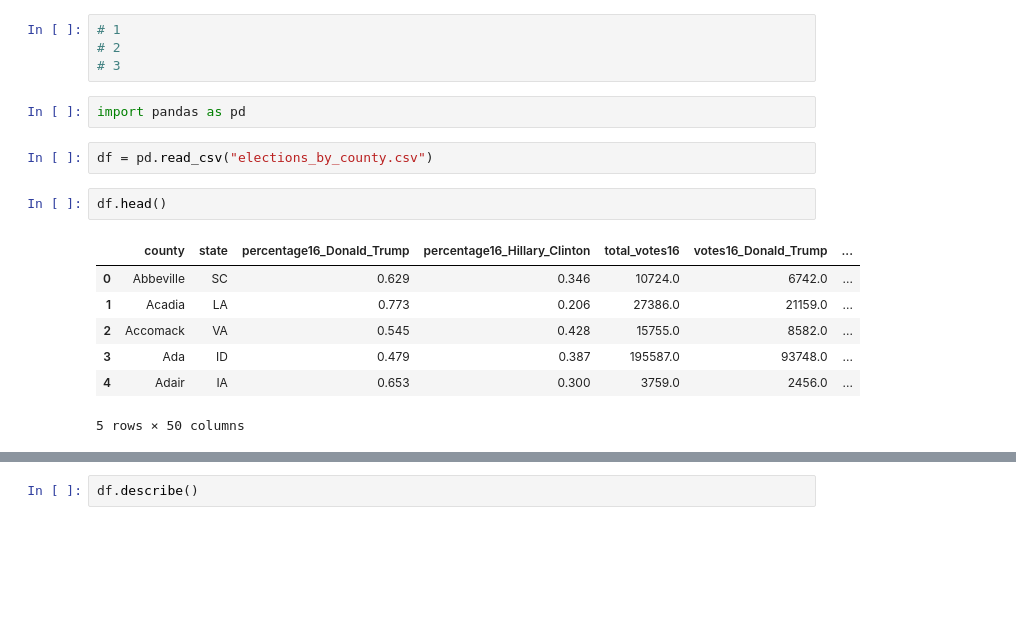
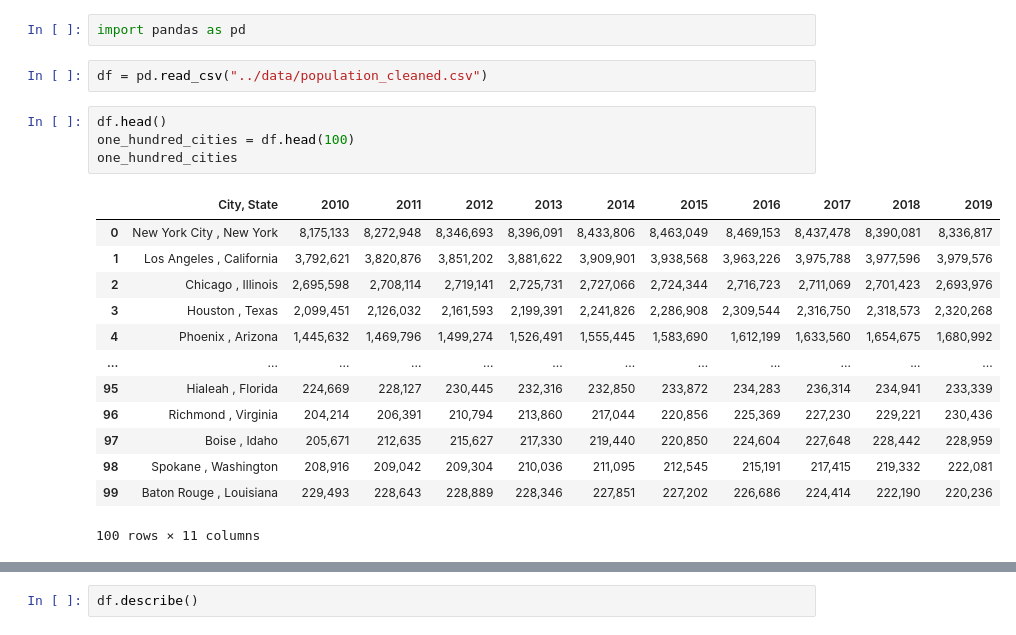
Before and after one commit to shadiaduery/bootcamp-group_project-3, a Jupyter notebook: Analysis/Data Analysis-checkpoint.ipynb, the cells around one changed output, grey strips where cells are left out. Cells and saved outputs as stored; diff of their text form; blank space fills up the shorter version.

```diff
--- a/Analysis/Data Analysis-checkpoint.ipynb
+++ b/Analysis/Data Analysis-checkpoint.ipynb
@@ -1,18 +1,22 @@
-# %%
-# 1
-# 2
-# 3
 # %%
 import pandas as pd
 # %%
-df = pd.read_csv("elections_by_county.csv")
+df = pd.read_csv("../data/population_cleaned.csv")
-# %%
-df.head()
-# %% [output]
-|  | county | state | percentage16_Donald_Trump | percentage16_Hillary_Clinton | total_votes16 | votes16_Donald_Trump | ... |
-| 0 | Abbeville | SC | 0.629 | 0.346 | 10724.0 | 6742.0 | ... |
-| 1 | Acadia | LA | 0.773 | 0.206 | 27386.0 | 21159.0 | ... |
-| 2 | Accomack | VA | 0.545 | 0.428 | 15755.0 | 8582.0 | ... |
-| 3 | Ada | ID | 0.479 | 0.387 | 195587.0 | 93748.0 | ... |
-| 4 | Adair | IA | 0.653 | 0.300 | 3759.0 | 2456.0 | ... |
-5 rows × 50 columns
+# %%
+df.head()
+one_hundred_cities = df.head(100)
+one_hundred_cities
+# %% [output]
+|  | City, State | 2010 | 2011 | 2012 | 2013 | 2014 | 2015 | 2016 | 2017 | 2018 | 2019 |
+| 0 | New York City , New York | 8,175,133 | 8,272,948 | 8,346,693 | 8,396,091 | 8,433,806 | 8,463,049 | 8,469,153 | 8,437,478 | 8,390,081 | 8,336,817 |
+| 1 | Los Angeles , California | 3,792,621 | 3,820,876 | 3,851,202 | 3,881,622 | 3,909,901 | 3,938,568 | 3,963,226 | 3,975,788 | 3,977,596 | 3,979,576 |
+| 2 | Chicago , Illinois | 2,695,598 | 2,708,114 | 2,719,141 | 2,725,731 | 2,727,066 | 2,724,344 | 2,716,723 | 2,711,069 | 2,701,423 | 2,693,976 |
+| 3 | Houston , Texas | 2,099,451 | 2,126,032 | 2,161,593 | 2,199,391 | 2,241,826 | 2,286,908 | 2,309,544 | 2,316,750 | 2,318,573 | 2,320,268 |
+| 4 | Phoenix , Arizona | 1,445,632 | 1,469,796 | 1,499,274 | 1,526,491 | 1,555,445 | 1,583,690 | 1,612,199 | 1,633,560 | 1,654,675 | 1,680,992 |
+| ... | ... | ... | ... | ... | ... | ... | ... | ... | ... | ... | ... |
+| 95 | Hialeah , Florida | 224,669 | 228,127 | 230,445 | 232,316 | 232,850 | 233,872 | 234,283 | 236,314 | 234,941 | 233,339 |
+| 96 | Richmond , Virginia | 204,214 | 206,391 | 210,794 | 213,860 | 217,044 | 220,856 | 225,369 | 227,230 | 229,221 | 230,436 |
+| 97 | Boise , Idaho | 205,671 | 212,635 | 215,627 | 217,330 | 219,440 | 220,850 | 224,604 | 227,648 | 228,442 | 228,959 |
+| 98 | Spokane , Washington | 208,916 | 209,042 | 209,304 | 210,036 | 211,095 | 212,545 | 215,191 | 217,415 | 219,332 | 222,081 |
+| 99 | Baton Rouge , Louisiana | 229,493 | 228,643 | 228,889 | 228,346 | 227,851 | 227,202 | 226,686 | 224,414 | 222,190 | 220,236 |
+100 rows × 11 columns
```
Also changed, not shown: parts of 5 cells of this notebook, 4 other files.
